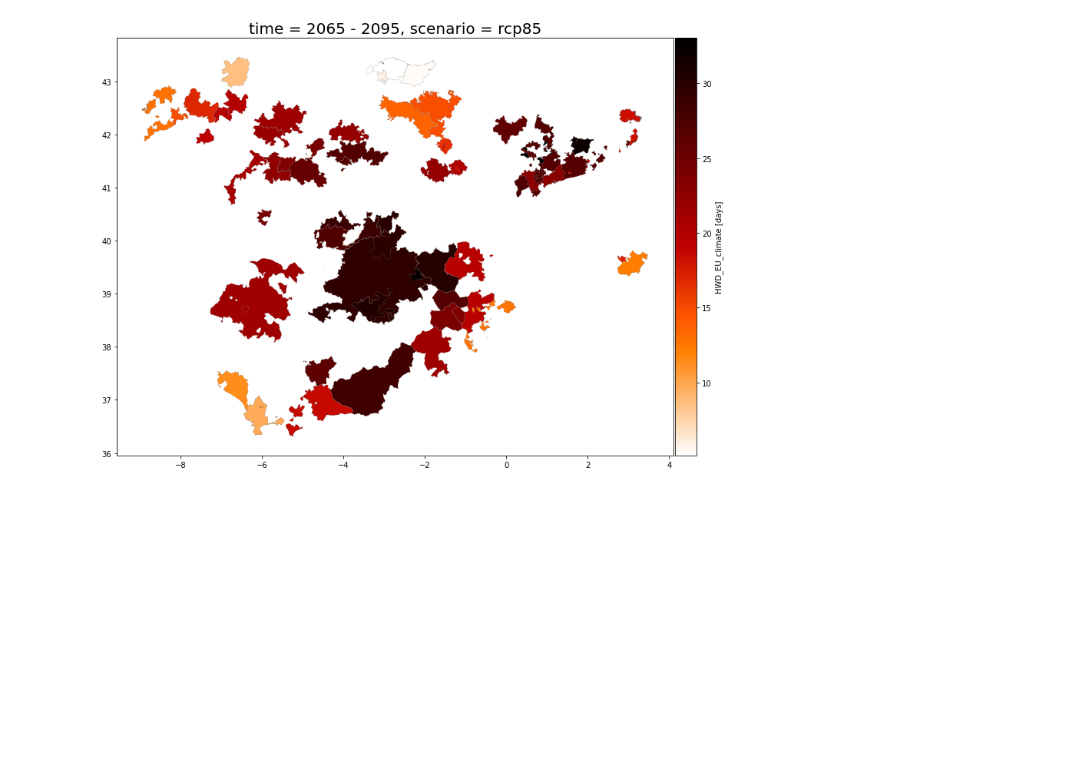
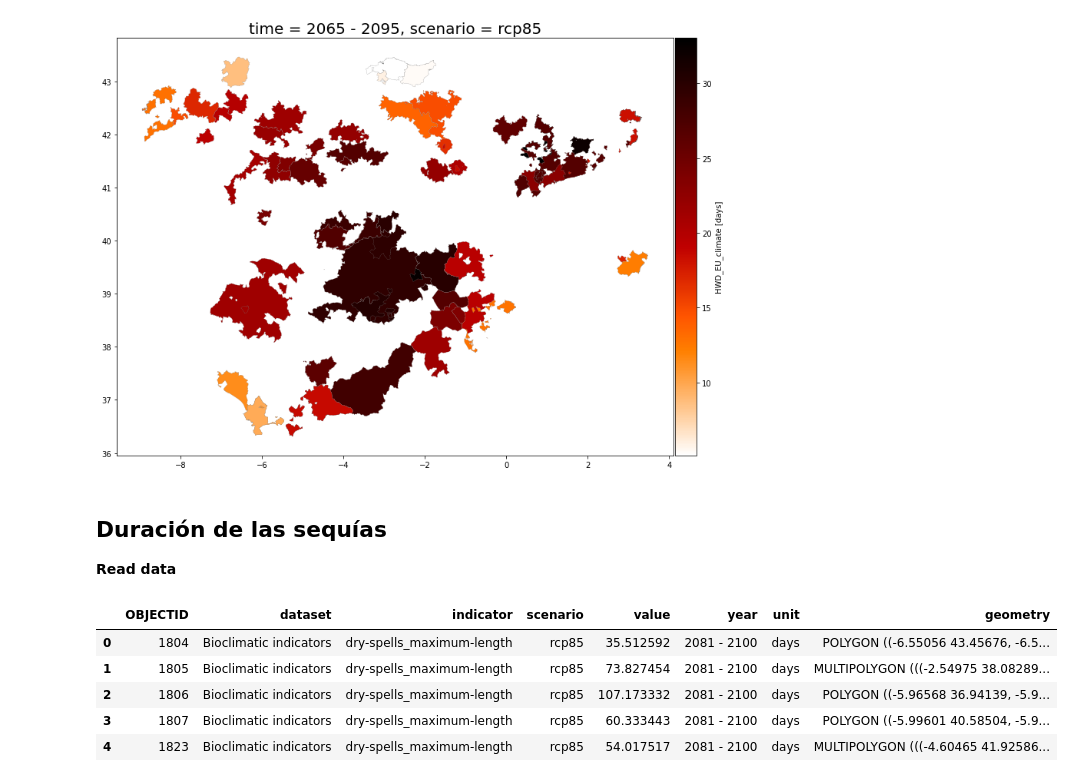
Before and after one commit to Vizzuality/ecf-agricultural-climate-impact, a Jupyter notebook: data/notebooks/Lab/04_Data_Demo.ipynb, the cells around one changed output. Cells and saved outputs as stored; diff of their text form; code cells hidden in the pictures; blank space fills up the shorter version.

Commit message:
Duración de las sequías en  viñedos

```diff
--- a/data/notebooks/Lab/04_Data_Demo.ipynb
+++ b/data/notebooks/Lab/04_Data_Demo.ipynb
@@ -464,3 +464,6 @@ ax.set_title(f'time = {year}, scenario = {scenario}')
 # %% [output]
 Text(0.5, 1.0, 'time = 2065 - 2095, scenario = rcp85')
 [figure]
+# %% [markdown]
+## Duración de las sequías
+**Read data**
@@ -466,0 +474,13 @@ Text(0.5, 1.0, 'time = 2065 - 2095, scenario = rcp85')
+# %%
+df = pd.read_csv('../../datasets/processed/climate_indicators_denominaciones_de_origen_protegidas.csv')
+df = df[(df['indicator'] == indicator) & (df['scenario'] == scenario) & (df['year'] == year)]
+gdf = gpd.GeoDataFrame(pd.merge(df, vinos_dop[['OBJECTID', 'geometry']], how='left', on='OBJECTID'))
+unit = gdf['unit'].iloc[0]
+gdf.head()
+# %% [output]
+|  | OBJECTID | dataset | indicator | scenario | value | year | unit | geometry |
+| 0 | 1804 | Bioclimatic indicators | dry-spells_maximum-length | rcp85 | 35.512592 | 2081 - 2100 | days | POLYGON ((-6.55056 43.45676, -6.5... |
+| 1 | 1805 | Bioclimatic indicators | dry-spells_maximum-length | rcp85 | 73.827454 | 2081 - 2100 | days | MULTIPOLYGON (((-2.54975 38.08289... |
+| 2 | 1806 | Bioclimatic indicators | dry-spells_maximum-length | rcp85 | 107.173332 | 2081 - 2100 | days | POLYGON ((-5.96568 36.94139, -5.9... |
+| 3 | 1807 | Bioclimatic indicators | dry-spells_maximum-length | rcp85 | 60.333443 | 2081 - 2100 | days | POLYGON ((-5.99601 40.58504, -5.9... |
+| 4 | 1823 | Bioclimatic indicators | dry-spells_maximum-length | rcp85 | 54.017517 | 2081 - 2100 | days | MULTIPOLYGON (((-4.60465 41.92586... |
```
Also changed, not shown: parts of 4 cells of this notebook.
